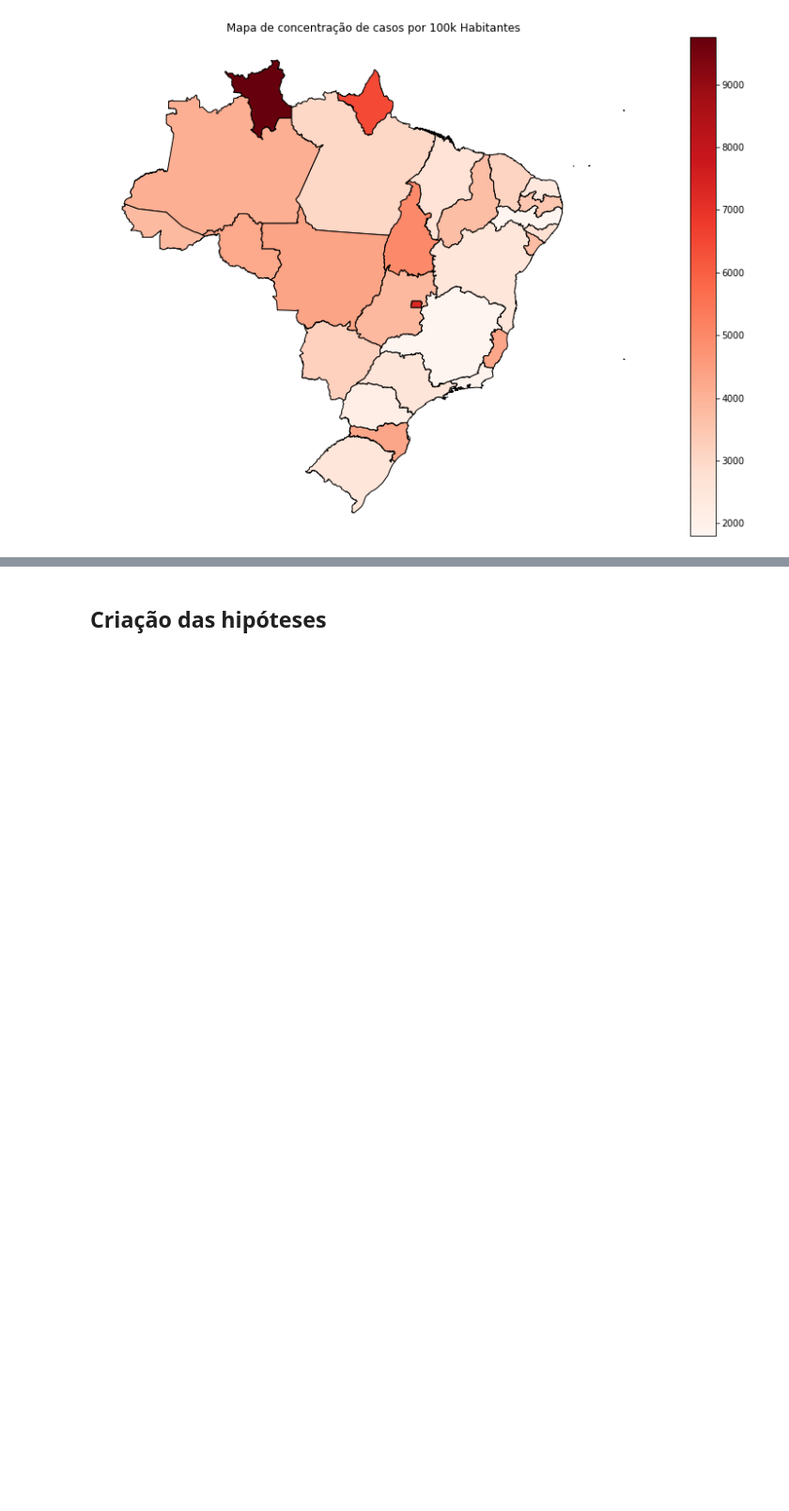
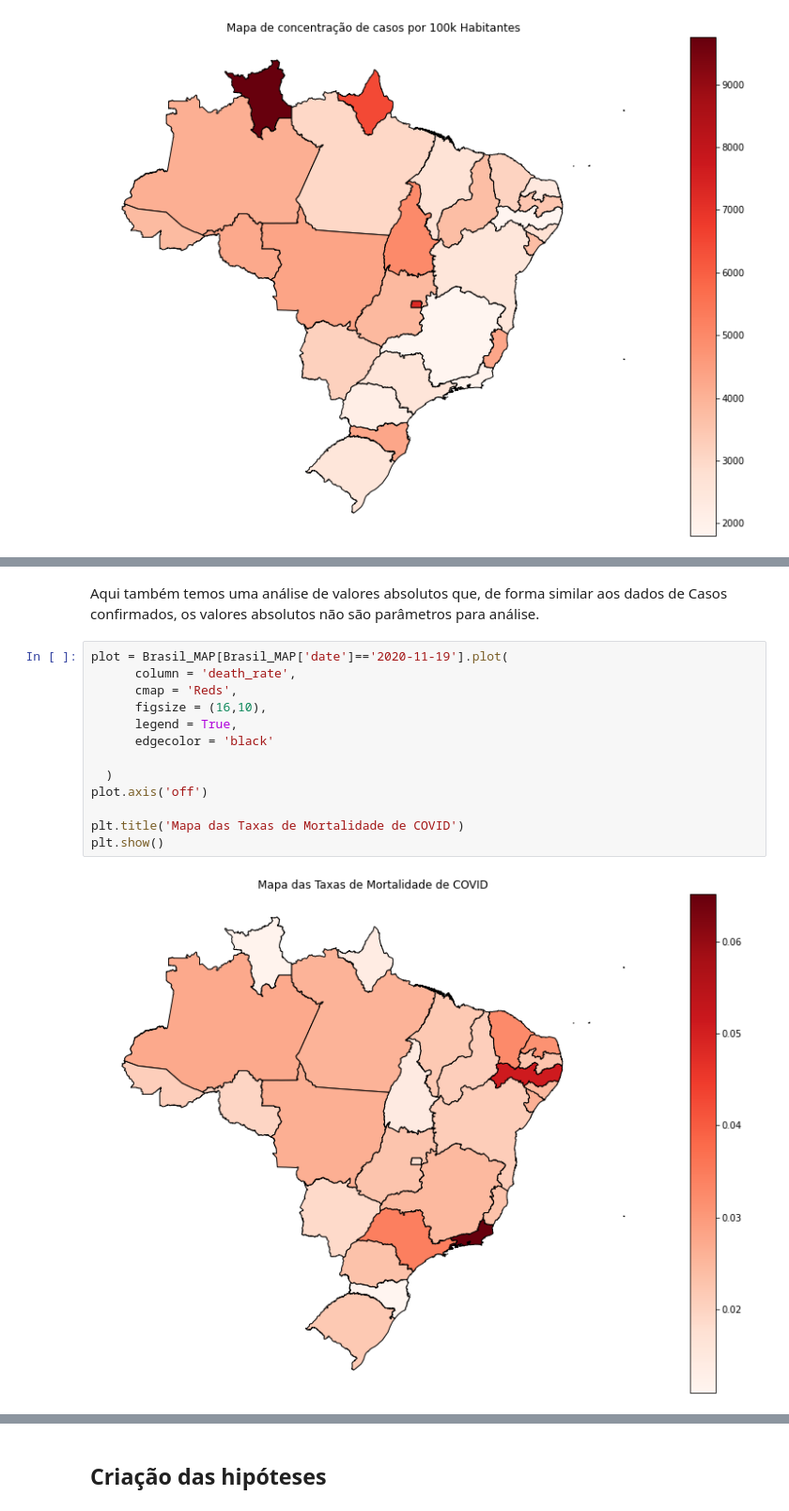
Before and after one commit to Kensawa94/Portifolio-Alura, a Jupyter notebook: Desafios/Desafio_modulo_1/Desafio_1_COVID.ipynb, the cells around one changed output, grey strips where cells are left out. Shown at 94% size. Drawn from its saved outputs; the diff is of its cells as text; blank space fills up the shorter version.

```diff
--- a/Desafios/Desafio_modulo_1/Desafio_1_COVID.ipynb
+++ b/Desafios/Desafio_modulo_1/Desafio_1_COVID.ipynb
@@ -214,0 +213,17 @@ plt.show()
+# %% [markdown]
+Aqui também temos uma análise de valores absolutos que, de forma similar aos dados de Casos confirmados, os valores absolutos não são parâmetros para análise.
+# %%
+plot = Brasil_MAP[Brasil_MAP['date']=='2020-11-19'].plot(
+      column = 'death_rate',
+      cmap = 'Reds',
+      figsize = (16,10),
+      legend = True,
+      edgecolor = 'black'
+
+  )
+plot.axis('off')
+
+plt.title('Mapa das Taxas de Mortalidade de COVID')
+plt.show()
+# %% [output]
+[figure, added]
```
Also changed, not shown: parts of 36 cells of this notebook, 1 other file.
